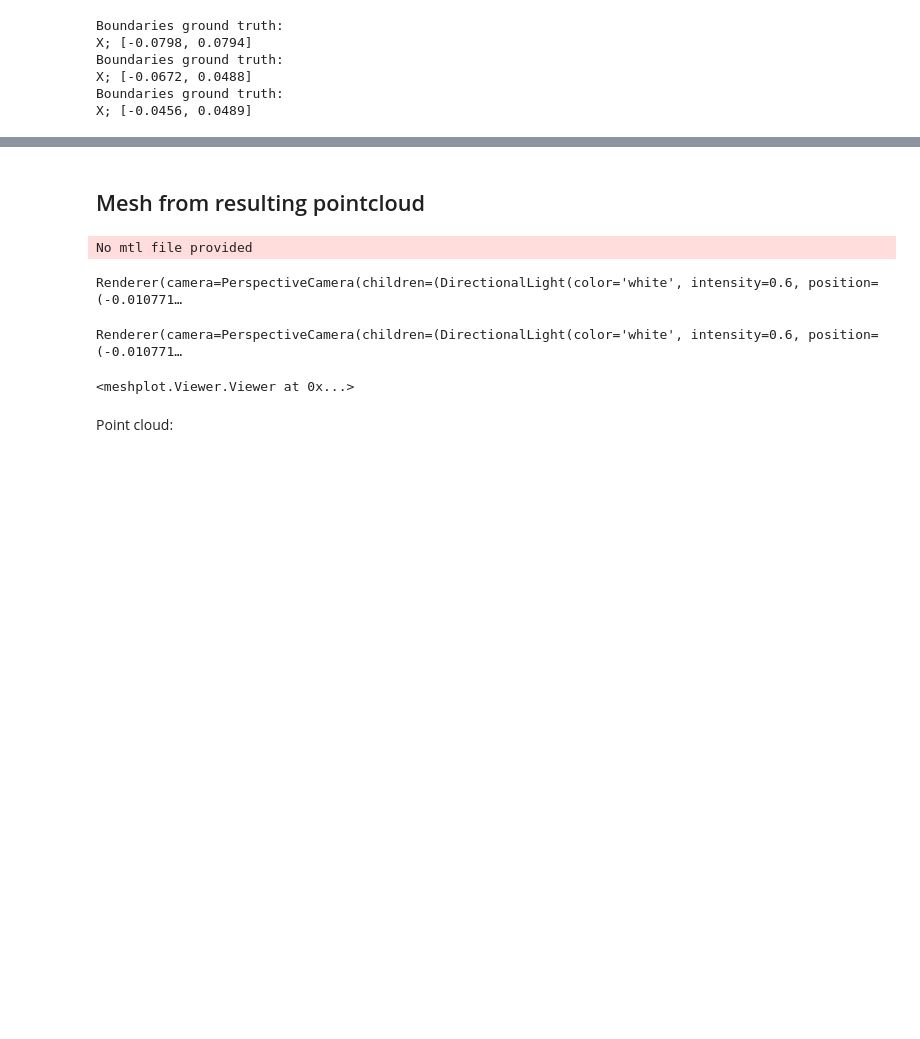
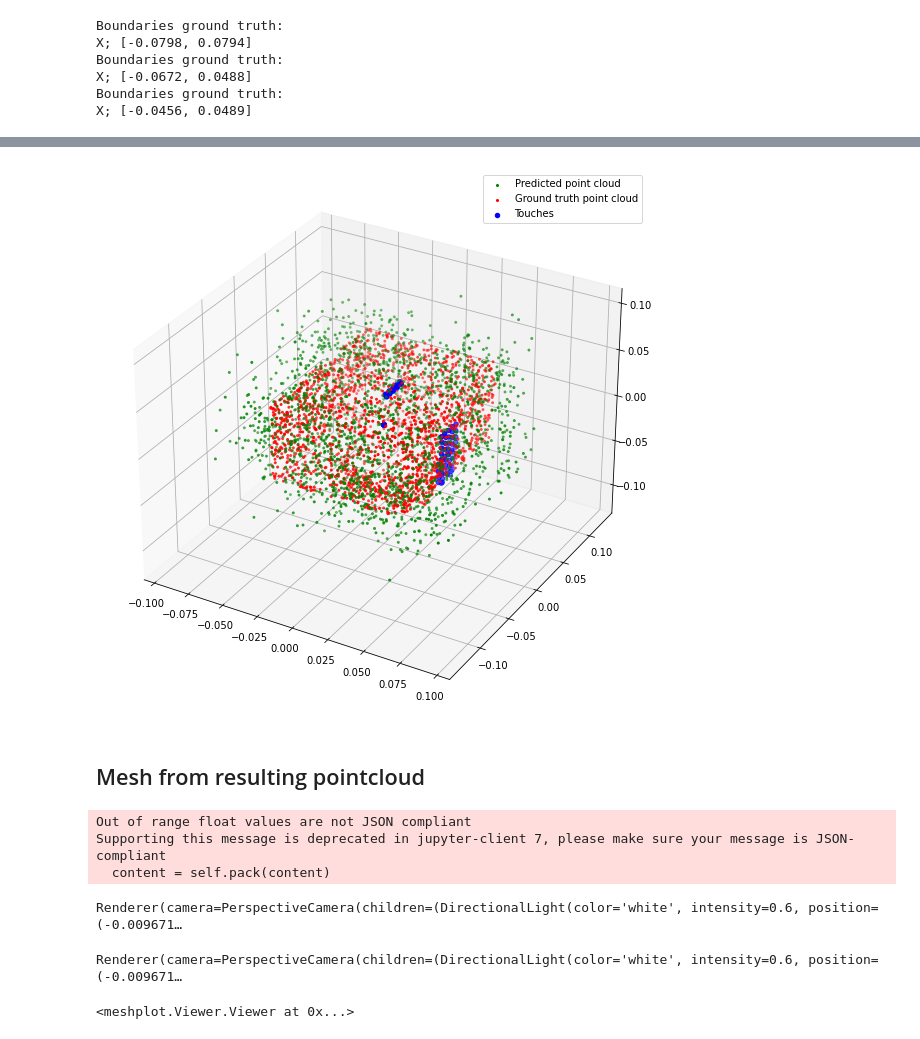
Before and after one commit to maurock/object_reconstruction, a Jupyter notebook: object_reconstruction/scripts/visualise_deformation.ipynb, the cells around one changed output, grey strips where cells are left out. Cells and saved outputs as stored; diff of their text form; code cells hidden in the pictures; blank space fills up the shorter version.

```diff
--- a/object_reconstruction/scripts/visualise_deformation.ipynb
+++ b/object_reconstruction/scripts/visualise_deformation.ipynb
@@ -165,10 +165,22 @@ if plot_with_gt:
+# %%
+# Plot ground truth
+fig = plt.figure(figsize=(10, 10))
+ax = fig.add_subplot(projection="3d")
+# Create plots
+ax.scatter(results[-1][:1825, 2], results[-1][:1825, 0], results[-1][:1825, 1], s=4, c='green')
+ax.scatter(pointcloud_gt[:, 2], pointcloud_gt[:, 0], pointcloud_gt[:, 1], s=4, c='red')
+ax.scatter(results[-1][1824:, 2], results[-1][1824:, 0], results[-1][1824:, 1], s=20, c='blue')
+ax.legend(['Predicted point cloud', 'Ground truth point cloud', 'Touches'])
+plt.show()
+# %% [output]
+[figure, added]
 # %% [markdown]
 ## Mesh from resulting pointcloud
 # %%
 import meshplot as mp
 
 # Load files
-checkpoint_id = '30_09_1940'
+checkpoint_id = '04_10_2018'
 object_id = '102408'
 
 results_dir = os.path.join(os.path.dirname(checkpoints.__file__), 'deformation_model', checkpoint_id)
@@ -181,17 +193,16 @@ sphere_faces = sphere_faces.cpu().numpy()
 
 pointcloud_gt_path = os.path.join(os.path.dirname(obj_pointcloud.__file__), object_id, 'obj_pointcloud.npy')
 pointcloud_gt = np.load(pointcloud_gt_path, allow_pickle=True)
-# %% [output]
-No mtl file provided
 # %%
 new_faces = np.load(os.path.join(os.path.dirname(touch_charts.__file__), 'new_faces.npy'))
-shading = {"wireframe":True, "wire_width": 0.03, "wire_color": "black"}
-idx = 10
+shading = {"wireframe":False, "wire_width": 0.03, "wire_color": "black"}
+idx = -1
 mp.plot(results[idx], new_faces, c=results[idx][:, 1], shading=shading)
 mp.plot(results[idx], sphere_faces, c=results[idx][:, 1], shading=shading)
 # %% [output]
-Renderer(camera=PerspectiveCamera(children=(DirectionalLight(color='white', intensity=0.6, position=(-0.010771…
+Out of range float values are not JSON compliant
+Supporting this message is deprecated in jupyter-client 7, please make sure your message is JSON-compliant
+  content = self.pack(content)
-Renderer(camera=PerspectiveCamera(children=(DirectionalLight(color='white', intensity=0.6, position=(-0.010771…
+Renderer(camera=PerspectiveCamera(children=(DirectionalLight(color='white', intensity=0.6, position=(-0.009671…
-<meshplot.Viewer.Viewer at 0x...>
+Renderer(camera=PerspectiveCamera(children=(DirectionalLight(color='white', intensity=0.6, position=(-0.009671…
+<meshplot.Viewer.Viewer at 0x...>
-# %% [markdown]
-Point cloud:
```
Also changed, not shown: parts of 8 cells of this notebook, 8 other files.
